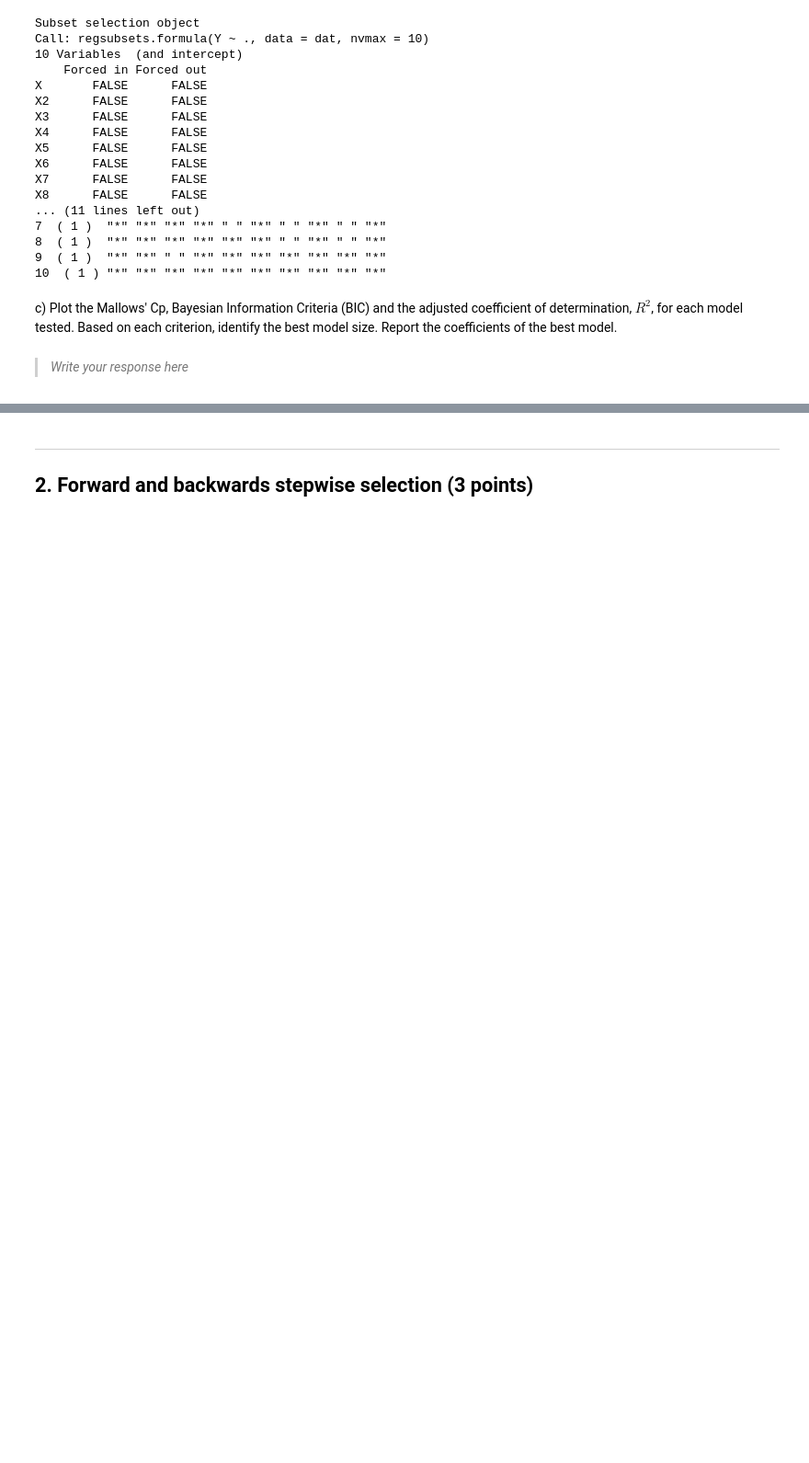
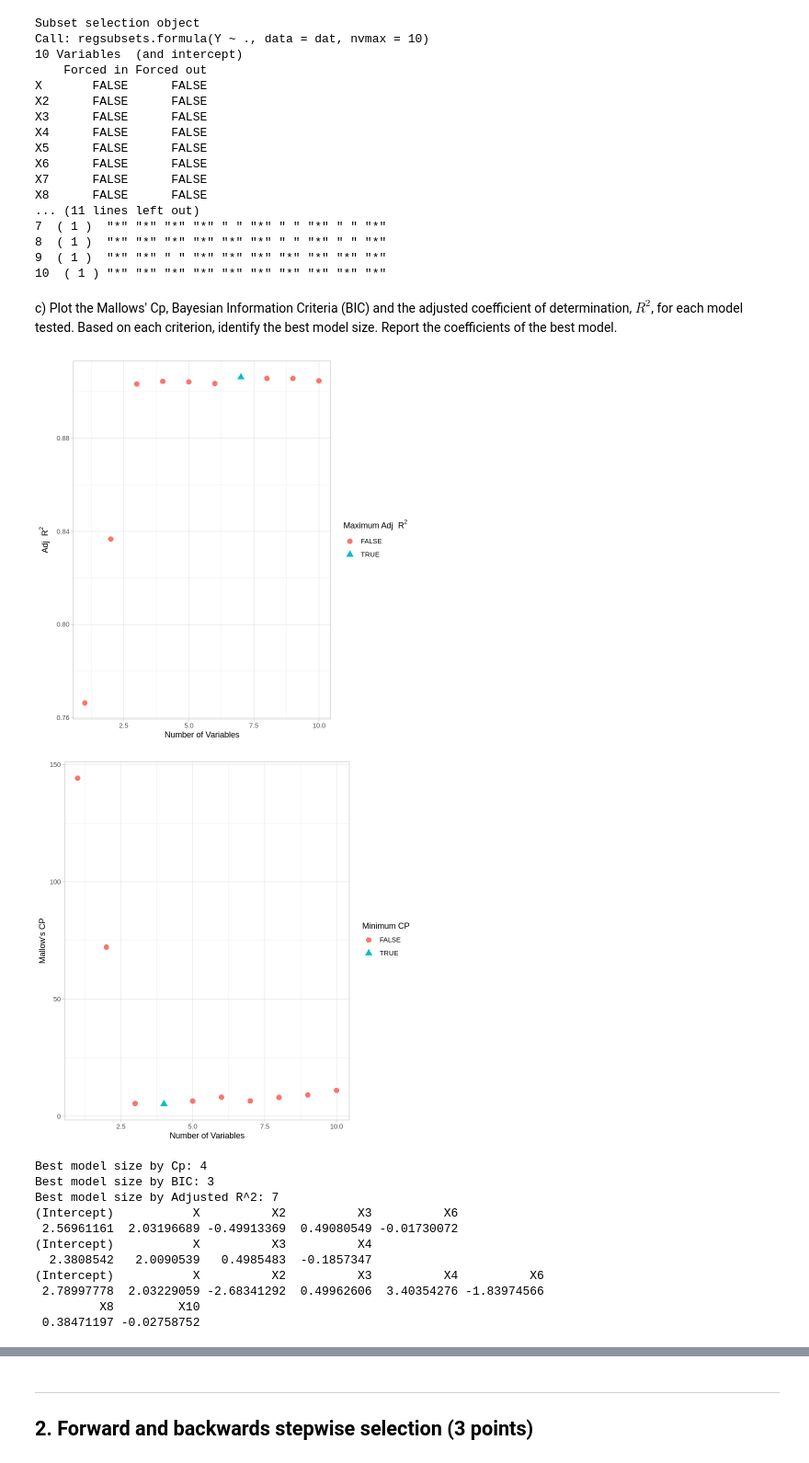
Before and after one commit to tinawanggg/Wang_DSPN_S26, a Jupyter notebook: book/exercises/16_selecting-the-best-model.ipynb, the cells around one changed output, grey strips where cells are left out. Shown at 92% size. Saved outputs shown, nothing was run; the diff lists cells and outputs as text; code cells hidden in the pictures; blank space fills up the shorter version.

```diff
--- a/book/exercises/16_selecting-the-best-model.ipynb
+++ b/book/exercises/16_selecting-the-best-model.ipynb
@@ -78,3 +76,51 @@ c) Plot the Mallows' Cp, Bayesian Information Criteria (BIC) and the adjusted co
-# %% [markdown]
-> *Write your response here*
->
+# %%
+# WRITE YOUR CODE HERE
+library(ggplot2)
+
+numvar <- 1:length(reg_summary$rss)
+allfalse <- rep(FALSE, length(reg_summary$rss))
+
+# Adjusted R^2
+adjr2.df <- data.frame(numvar = numvar, adjr2 = reg_summary$adjr2, maxadjr2 = allfalse)
+adjr2.df$maxadjr2[which.max(reg_summary$adjr2)] <- TRUE
+ggplot(adjr2.df, aes(x = numvar, y = adjr2, shape = maxadjr2, col = maxadjr2)) +
+  geom_point(size = 3) + theme_light() +
+  labs(x = "Number of Variables", y = 'Adj'~R^2, color = 'Maximum Adj'~R^2, shape = 'Maximum Adj'~R^2)
+
+# Mallow's Cp
+cp.df <- data.frame(numvar = numvar, cp = reg_summary$cp, mincp = allfalse)
+cp.df$mincp[which.min(reg_summary$cp)] <- TRUE
+ggplot(cp.df, aes(x = numvar, y = cp, shape = mincp, col = mincp)) +
+  geom_point(size = 3) + theme_light() +
+  labs(x = "Number of Variables", y = "Mallow's CP", color = "Minimum CP", shape = "Minimum CP")
+
+# BIC
+bic.df <- data.frame(numvar = numvar, bic = reg_summary$bic, minbic = allfalse)
+bic.df$minbic[which.min(reg_summary$bic)] <- TRUE
+ggplot(bic.df, aes(x = numvar, y = bic, shape = minbic, col = minbic)) +
+  geom_point(size = 3) + theme_light() +
+  labs(x = "Number of Variables", y = "BIC", color = "Minimum BIC", shape = "Minimum BIC")
+
+# Best model sizes
+cat("Best model size by Cp:", which.min(reg_summary$cp), "\n")
+cat("Best model size by BIC:", which.min(reg_summary$bic), "\n")
+cat("Best model size by Adjusted R^2:", which.max(reg_summary$adjr2), "\n")
+
+# Coefficients of best model per criterion
+print(coef(regfit_full, which.min(reg_summary$cp)))
+print(coef(regfit_full, which.min(reg_summary$bic)))
+print(coef(regfit_full, which.max(reg_summary$adjr2)))
+# %% [output]
+[figure, added]
+[figure, added]
+Best model size by Cp: 4
+Best model size by BIC: 3
+Best model size by Adjusted R^2: 7
+(Intercept)           X          X2          X3          X6
+ 2.56961161  2.03196689 -0.49913369  0.49080549 -0.01730072
+(Intercept)           X          X3          X4
+  2.3808542   2.0090539   0.4985483  -0.1857347
+(Intercept)           X          X2          X3          X4          X6
+ 2.78997778  2.03229059 -2.68341292  0.49962606  3.40354276 -1.83974566
+         X8         X10
+ 0.38471197 -0.02758752
```
Also changed, not shown: parts of 17 cells of this notebook.
